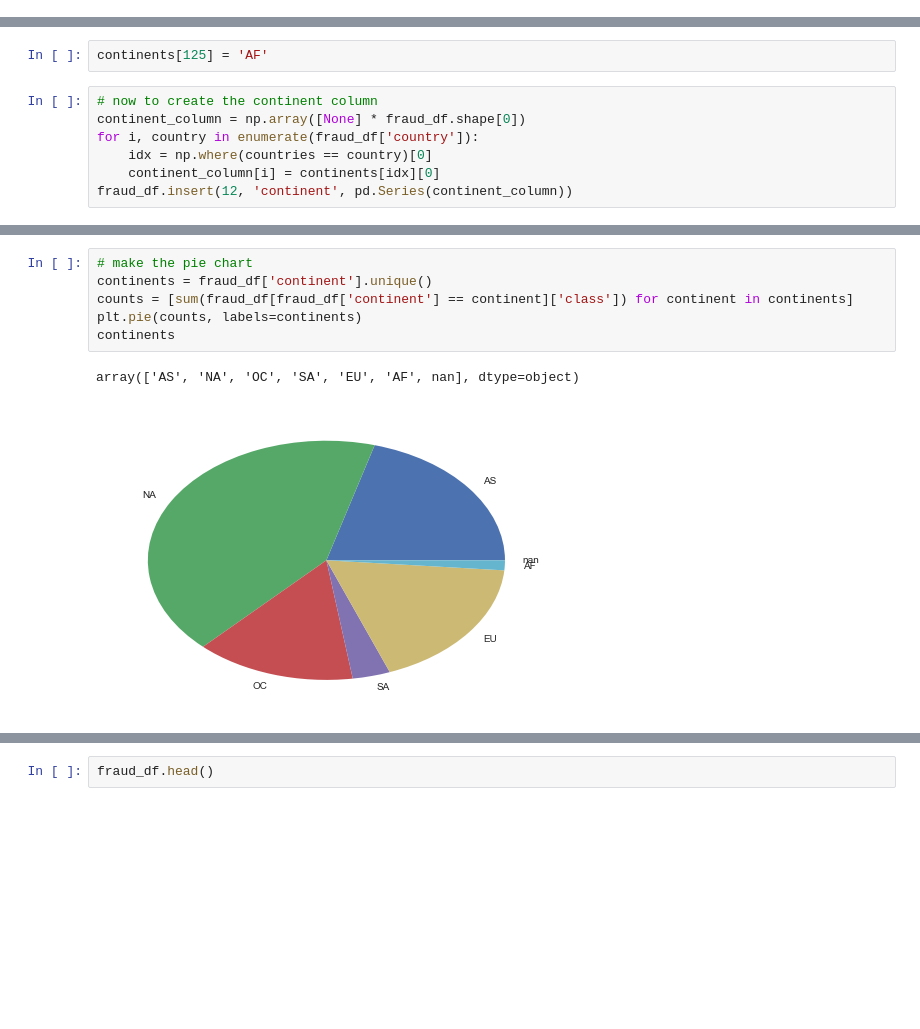
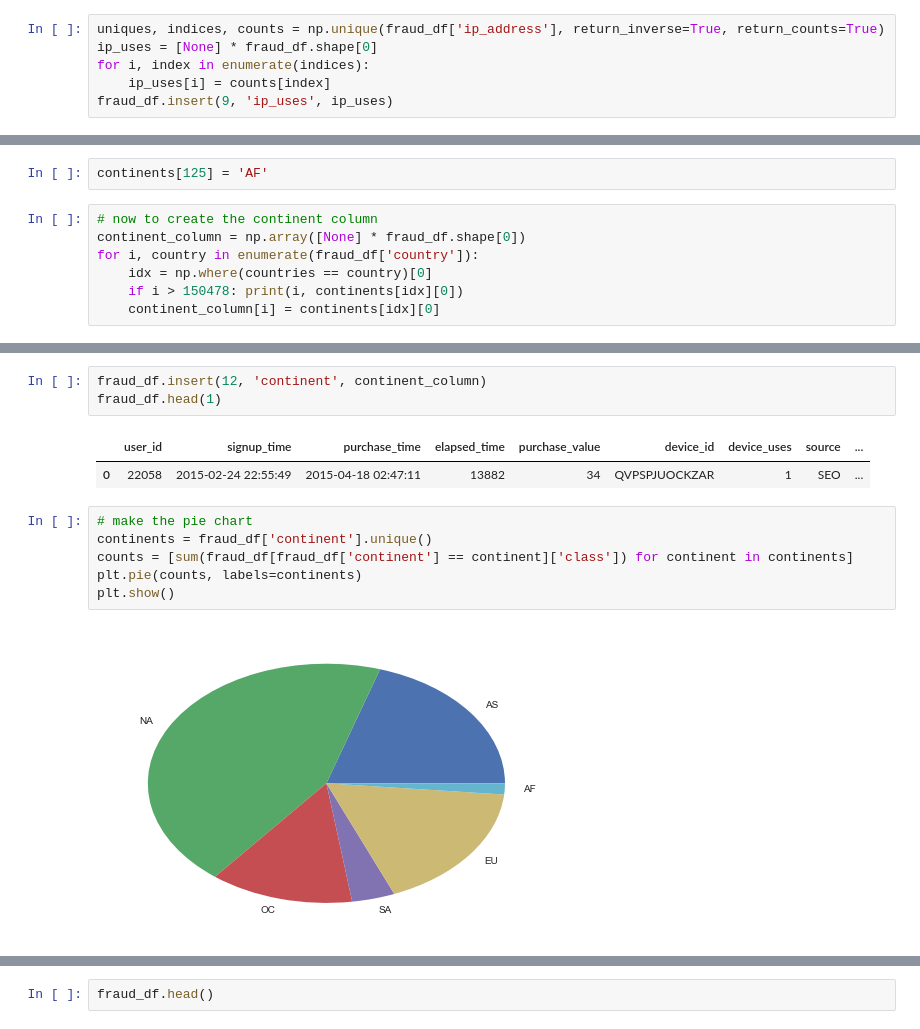
Before and after one commit to chaseWilliams/fraud_identification, a Jupyter notebook: fraud.ipynb, the cells around one changed output, grey strips where cells are left out. Saved outputs shown, nothing was run; the diff lists cells and outputs as text; blank space fills up the shorter version.

```diff
--- a/fraud.ipynb
+++ b/fraud.ipynb
@@ -62,6 +62,12 @@ ip_df.head()
 | 2 | 16777728.0 | 16778239 | China |
 | 3 | 16778240.0 | 16779263 | Australia |
 | 4 | 16779264.0 | 16781311 | China |
+# %%
+uniques, indices, counts = np.unique(fraud_df['ip_address'], return_inverse=True, return_counts=True)
+ip_uses = [None] * fraud_df.shape[0]
+for i, index in enumerate(indices):
+    ip_uses[i] = counts[index]
+fraud_df.insert(9, 'ip_uses', ip_uses)
 # %%
 countries = [None] * fraud_df.shape[0]
 for i, ip in enumerate(fraud_df['ip_address']):
@@ -290,5 +316,5 @@ continents[125] = 'AF'
 continent_column = np.array([None] * fraud_df.shape[0])
 for i, country in enumerate(fraud_df['country']):
     idx = np.where(countries == country)[0]
+    if i > 150478: print(i, continents[idx][0])
     continent_column[i] = continents[idx][0]
-fraud_df.insert(12, 'continent', pd.Series(continent_column))
@@ -319,12 +321,17 @@ fraud_df[v_is_not_str(fraud_df['continent'])]
+# %%
+fraud_df.insert(12, 'continent', continent_column)
+fraud_df.head(1)
+# %% [output]
+|  | user_id | signup_time | purchase_time | elapsed_time | purchase_value | device_id | device_uses | source | ... |
+| 0 | 22058 | 2015-02-24 22:55:49 | 2015-04-18 02:47:11 | 13882 | 34 | QVPSPJUOCKZAR | 1 | SEO | ... |
 # %%
 # make the pie chart
 continents = fraud_df['continent'].unique()
 counts = [sum(fraud_df[fraud_df['continent'] == continent]['class']) for continent in continents]
 plt.pie(counts, labels=continents)
-continents
+plt.show()
 # %% [output]
-array(['AS', 'NA', 'OC', 'SA', 'EU', 'AF', nan], dtype=object)
-[figure, old version]
+[figure, new version]
 # %%
 plots.factor_plot(fraud_df, ['source','continent'], 'class')
 # %% [output]
```
Also changed, not shown: parts of 13 cells of this notebook, 1 other file.
